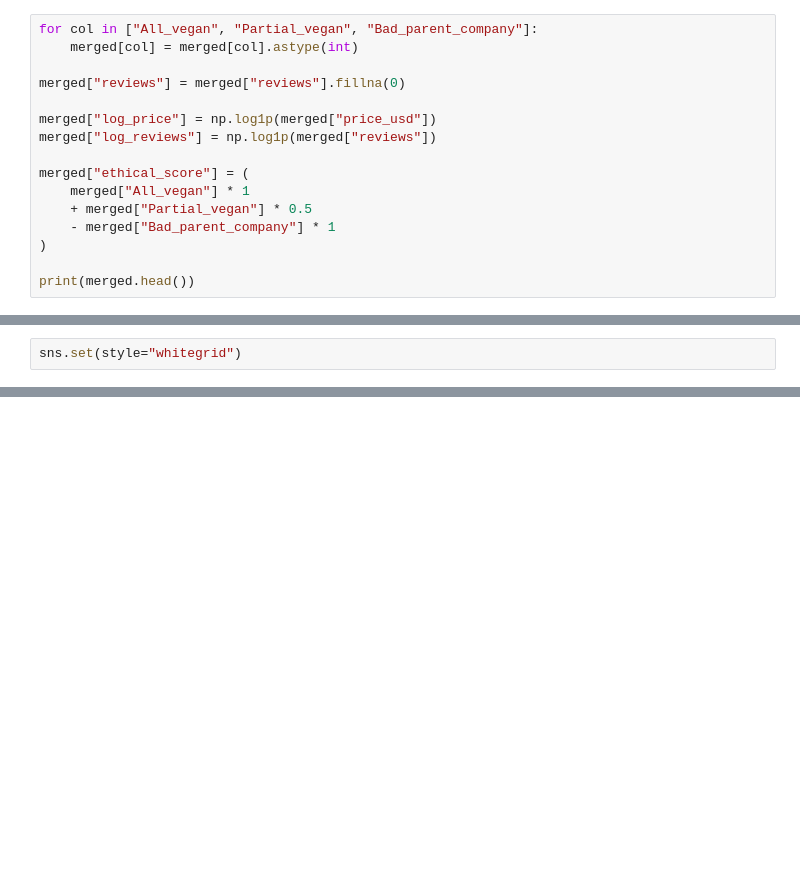
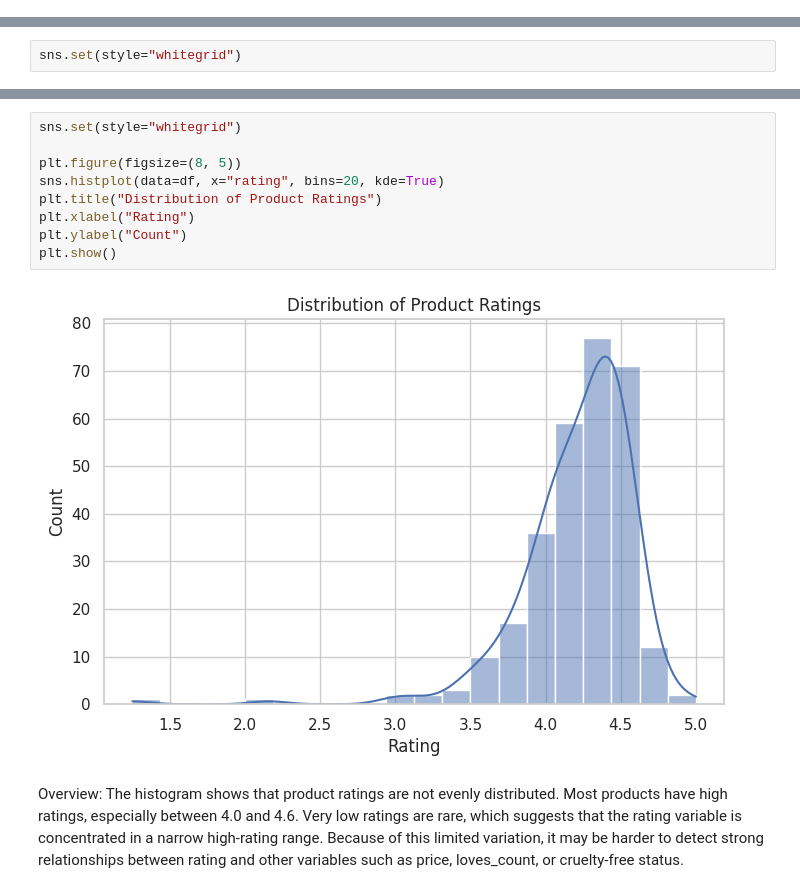
Before and after one commit to Mlsyldrm/DSA-210-project, a Jupyter notebook: Skincare_ethics_analysis.ipynb, the cells around one changed output, grey strips where cells are left out. Cells and saved outputs as stored; diff of their text form; blank space fills up the shorter version.

```diff
--- a/Skincare_ethics_analysis.ipynb
+++ b/Skincare_ethics_analysis.ipynb
@@ -76,16 +9,0 @@ Matched skincare brands: 34
-# %%
-for col in ["All_vegan", "Partial_vegan", "Bad_parent_company"]:
-    merged[col] = merged[col].astype(int)
-
-merged["reviews"] = merged["reviews"].fillna(0)
-
-merged["log_price"] = np.log1p(merged["price_usd"])
-merged["log_reviews"] = np.log1p(merged["reviews"])
-
-merged["ethical_score"] = (
-    merged["All_vegan"] * 1
-    + merged["Partial_vegan"] * 0.5
-    - merged["Bad_parent_company"] * 1
-)
-
-print(merged.head())
@@ -355,0 +133,13 @@ Both price and ethical factors influence ratings. Further analysis is needed to
+# %%
+sns.set(style="whitegrid")
+
+plt.figure(figsize=(8, 5))
+sns.histplot(data=df, x="rating", bins=20, kde=True)
+plt.title("Distribution of Product Ratings")
+plt.xlabel("Rating")
+plt.ylabel("Count")
+plt.show()
+# %% [output]
+[figure, added]
+# %% [markdown]
+Overview: The histogram shows that product ratings are not evenly distributed. Most products have high ratings, especially between 4.0 and 4.6. Very low ratings are rare, which suggests that the rating variable is concentrated in a narrow high-rating range. Because of this limited variation, it may be harder to detect strong relationships between rating and other variables such as price, loves_count, or cruelty-free status.
```
Also changed, not shown: parts of 99 cells of this notebook, 7 other files.
